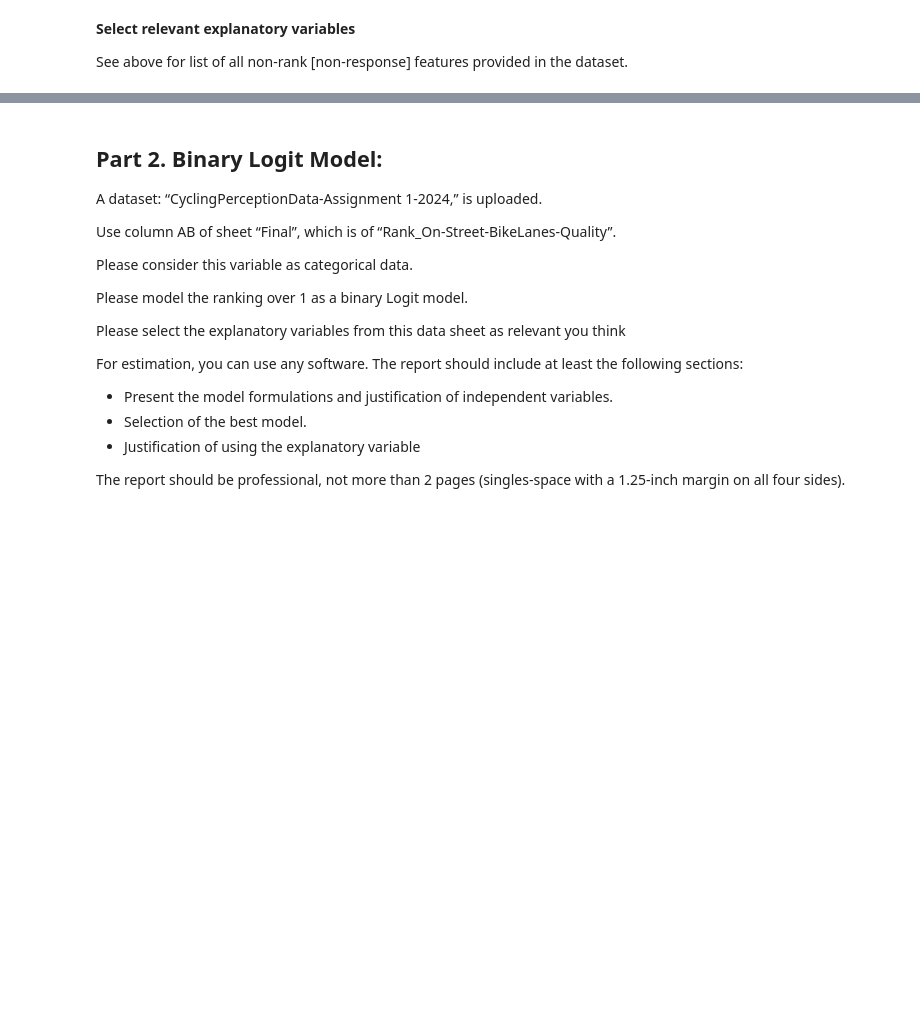
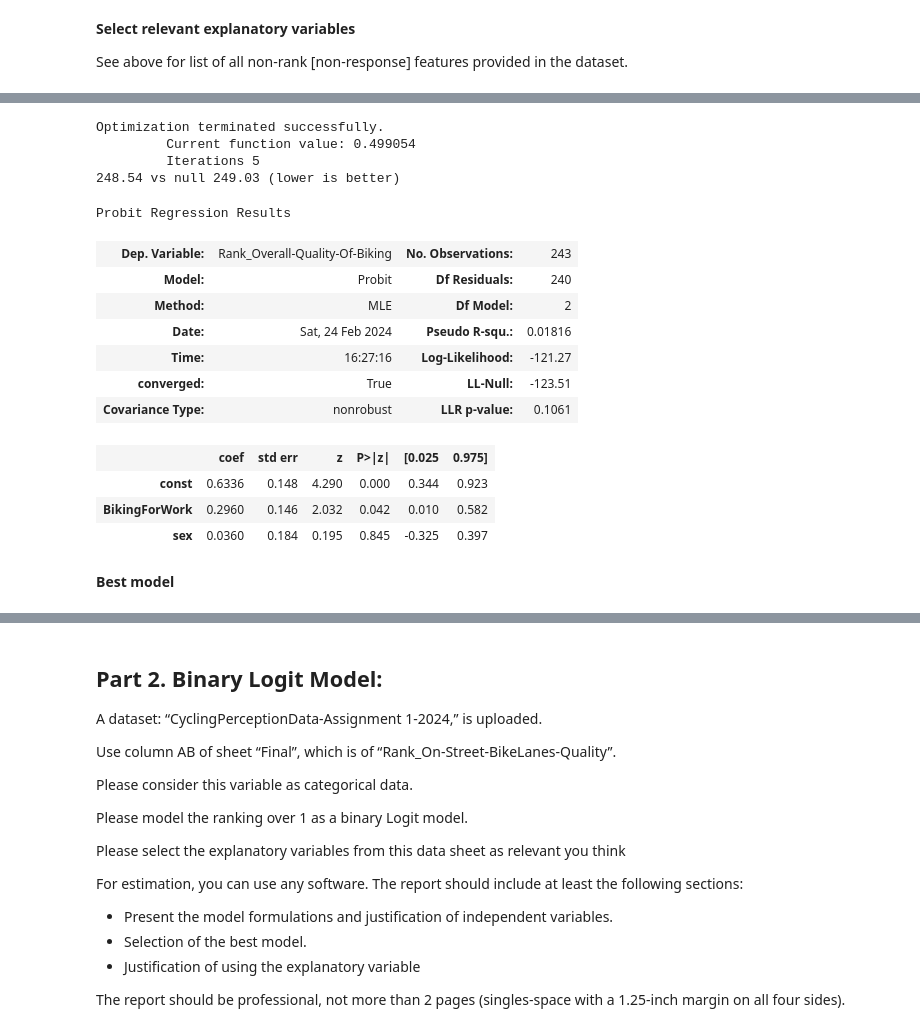
Before and after one commit to tgchen99/CIV1538-Ass1, a Jupyter notebook: CIV1538 - Assignment 1 - Tiggy Chen 1004400784.ipynb, the cells around one changed output, grey strips where cells are left out. Drawn from its saved outputs; the diff is of its cells as text; code cells hidden in the pictures; blank space fills up the shorter version.

```diff
--- a/CIV1538 - Assignment 1 - Tiggy Chen 1004400784.ipynb
+++ b/CIV1538 - Assignment 1 - Tiggy Chen 1004400784.ipynb
@@ -347,0 +304,29 @@ all_vars
+# %%
+probit_vars = ['BikingForWork', 'HH_Children_Dummy', 'sex']
+
+probit_mod = smd.Probit(y_probit_gt2,
+                        add_constant(df_proc[probit_vars], has_constant='add')
+                       )
+probit_res = probit_mod.fit()
+
+print(f"{probit_res.aic:.2f} vs null {probit_null_aic:.2f} (lower is better)")
+probit_res.summary()
+# %% [output]
+Optimization terminated successfully.
+         Current function value: 0.499054
+         Iterations 5
+248.54 vs null 249.03 (lower is better)
+Probit Regression Results
+| Dep. Variable: | Rank_Overall-Quality-Of-Biking | No. Observations: | 243 |
+| Model: | Probit | Df Residuals: | 240 |
+| Method: | MLE | Df Model: | 2 |
+| Date: | Sat, 24 Feb 2024 | Pseudo R-squ.: | 0.01816 |
+| Time: | 16:27:16 | Log-Likelihood: | -121.27 |
+| converged: | True | LL-Null: | -123.51 |
+| Covariance Type: | nonrobust | LLR p-value: | 0.1061 |
+|  | coef | std err | z | P>|z| | [0.025 | 0.975] |
+| const | 0.6336 | 0.148 | 4.290 | 0.000 | 0.344 | 0.923 |
+| BikingForWork | 0.2960 | 0.146 | 2.032 | 0.042 | 0.010 | 0.582 |
+| sex | 0.0360 | 0.184 | 0.195 | 0.845 | -0.325 | 0.397 |
+# %% [markdown]
+**Best model**
```
Also changed, not shown: parts of 34 cells of this notebook.
